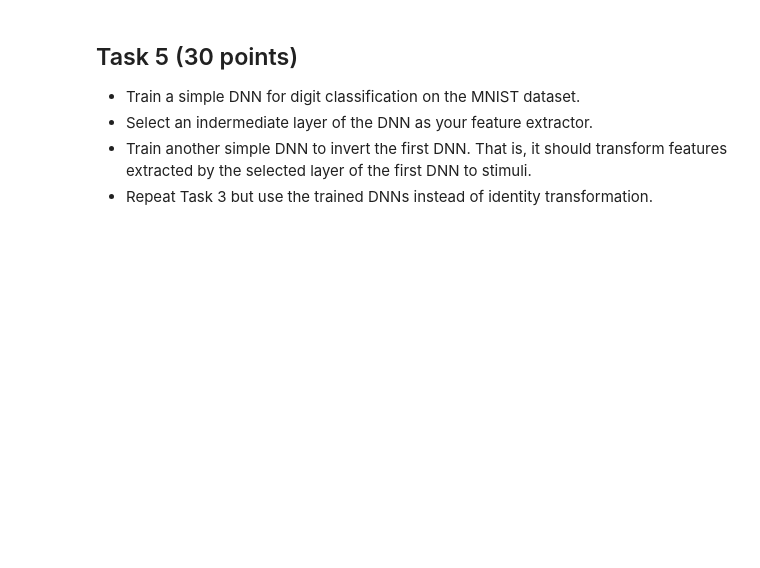
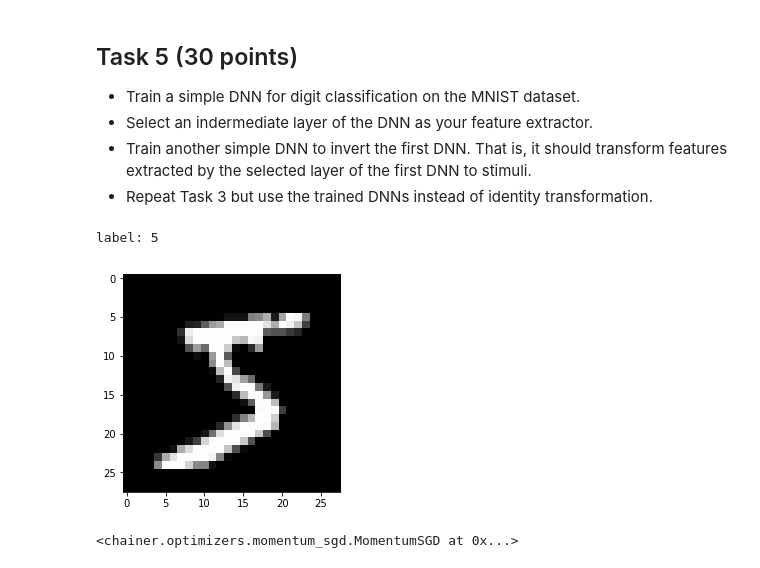
Before and after one commit to basameera/Neural-Decoding, a Jupyter notebook: assignment_5-SAM.ipynb, the cells around one changed output. Saved outputs shown, nothing was run; the diff lists cells and outputs as text; code cells hidden in the pictures; blank space fills up the shorter version.

Commit message:
MNIST DNN

```diff
--- a/assignment_5-SAM.ipynb
+++ b/assignment_5-SAM.ipynb
@@ -548,0 +562,16 @@ DNN ^ -1(argmax_DNN(**x**) P(DNN(**x**) | **y**))
+# %%
+from chainer.datasets import mnist
+
+# Download the MNIST data if you haven't downloaded it yet
+train, test = mnist.get_mnist(withlabel=True, ndim=1)
+
+# Display an example from the MNIST dataset.
+# `x` contains the input image array and `t` contains that target class
+# label as an integer.
+x, t = train[0]
+plt.imshow(x.reshape(28, 28), cmap='gray')
+# plt.savefig('5.png')
+print('label:', t)
+# %% [output]
+label: 5
+[figure, added]
@@ -548,0 +608,12 @@ DNN ^ -1(argmax_DNN(**x**) P(DNN(**x**) | **y**))
+# %%
+from chainer import optimizers
+
+# Choose an optimizer algorithm
+optimizer = optimizers.MomentumSGD(lr=0.01, momentum=0.9)
+# optimizer = optimizers.Adam(alpha=0.001, beta1=0.9, beta2=0.999, eps=1e-08)
+
+# Give the optimizer a reference to the model so that it
+# can locate the model's parameters.
+optimizer.setup(model)
+# %% [output]
+<chainer.optimizers.momentum_sgd.MomentumSGD at 0x...>
```
Also changed, not shown: parts of 14 cells of this notebook, 4 other files.
